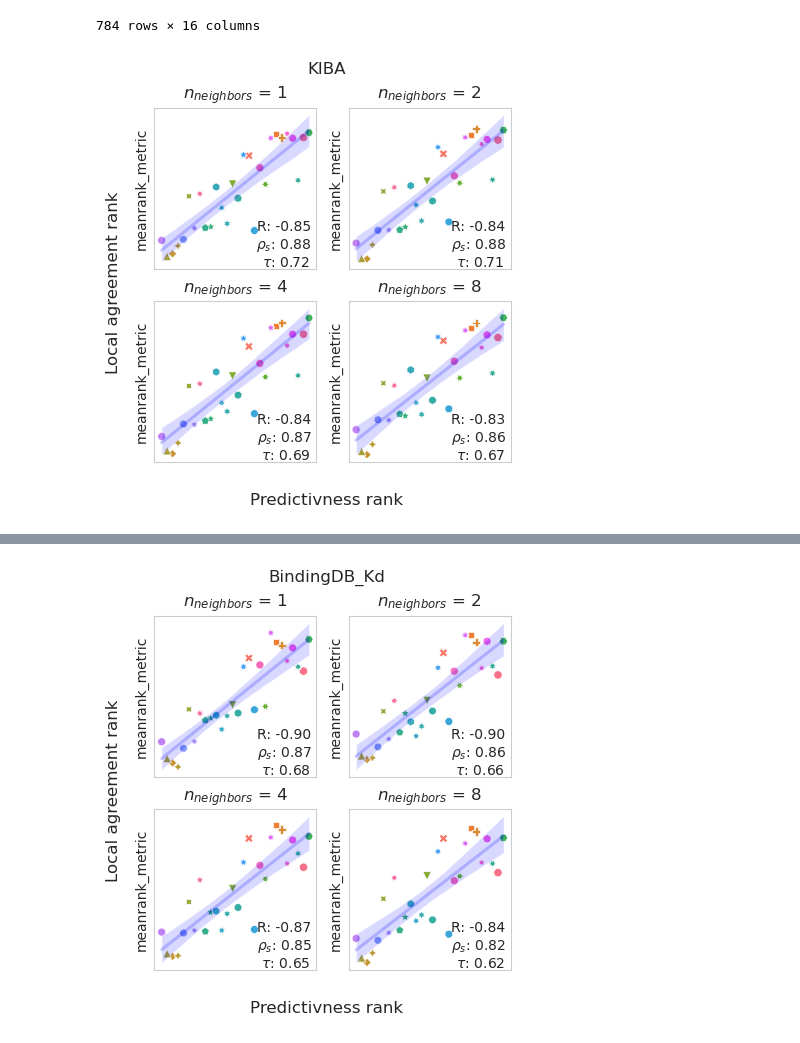
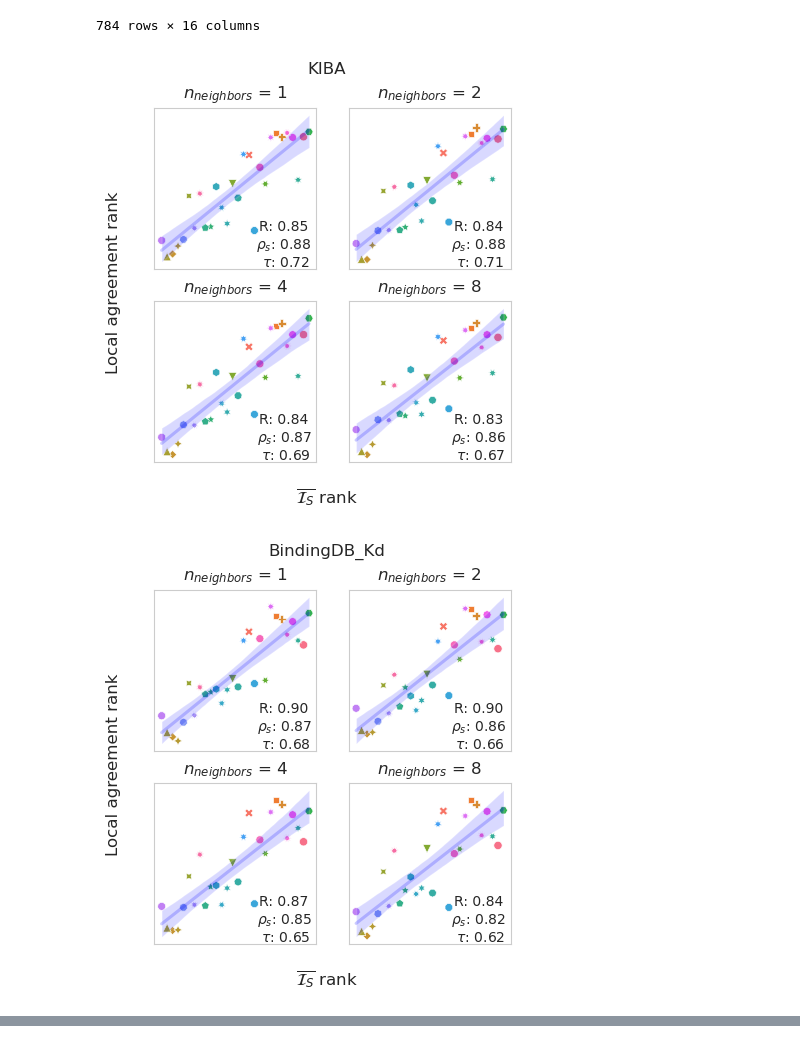
Before and after one commit to ills-montreal/emir, a Jupyter notebook: molecule/notebooks/notebook_DTI.ipynb, the cells around one changed output, grey strips where cells are left out. Cells and saved outputs as stored; diff of their text form; code cells hidden in the pictures.

Commit message:
Pass notebooks

```diff
--- a/molecule/notebooks/notebook_DTI.ipynb
+++ b/molecule/notebooks/notebook_DTI.ipynb
@@ -56,7 +58,7 @@ def plot_corr(df, REMOVE_MODELS=[], FIGSIZE = 3, title="", DATASET="Kiba"):
         # Display the correlation coefficient
         corr = df_tmp[["meanrank_metric", "meanrank_information"]].corr("spearman").iloc[0,1]
         corr_kendall = df_tmp[["meanrank_metric", "meanrank_information"]].corr("kendall").iloc[0,1]
-        corr_p = df_tmp[[f"{key}{n_clus}", "information"]].corr("pearson").iloc[0,1]
+        corr_p = -df_tmp[[f"{key}{n_clus}", "information"]].corr("pearson").iloc[0,1]
         axes[i].text(
             0.8,
             0.2,
@@ -68,18 +70,20 @@ def plot_corr(df, REMOVE_MODELS=[], FIGSIZE = 3, title="", DATASET="Kiba"):
         axes[i].set_title("$n_{neighbors}$ = "+f"{n_clus}")
 
         axes[i].set_xlabel("")
+        axes[i].set_ylabel("")
 
         #remove x/yticks
         axes[i].set_xticks([])
         axes[i].set_yticks([])
     fig.supylabel(f"Local agreement rank")
-    fig.supxlabel("Predictivness rank")
+    fig.supxlabel(f"{METRIC} rank")
     fig.suptitle(title)
 # %%
 DATASET="KIBA"
-plot_corr(df, title=f"{DATASET}", FIGSIZE=2.3, DATASET=DATASET)
-from utils_notebook import LATEX_FIG_PATH
-
-plt.savefig(f"{LATEX_FIG_PATH}/molecule/DTI_all_res_{DATASET}.pdf", format = "pdf", bbox_inches = 'tight')
+for DATASET in ["KIBA", "BindingDB_Kd", "BindingDB_Ki", "BindingDB_IC50"]:
+    plot_corr(df, title=f"{DATASET}", FIGSIZE=2.3, DATASET=DATASET)
+    plt.savefig(f"{LATEX_FIG_PATH}/molecule/DTI_all_res_{DATASET}.pdf", format = "pdf", bbox_inches = 'tight')
+    plt.show()
 # %% [output]
-[figure, old version]
+[figure, new version]
+[figure, added]
@@ -86,8 +91,0 @@ plt.savefig(f"{LATEX_FIG_PATH}/molecule/DTI_all_res_{DATASET}.pdf", format = "pd
-# %%
-DATASET="BindingDB_Kd"
-plot_corr(df, title=f"{DATASET}", FIGSIZE=2.3, DATASET=DATASET)
-from utils_notebook import LATEX_FIG_PATH
-
-plt.savefig(f"{LATEX_FIG_PATH}/molecule/DTI_all_res_{DATASET}.pdf", format = "pdf", bbox_inches = 'tight')
-# %% [output]
-[figure, removed]
```
Also changed, not shown: parts of 16 cells of this notebook, 12 other files.
